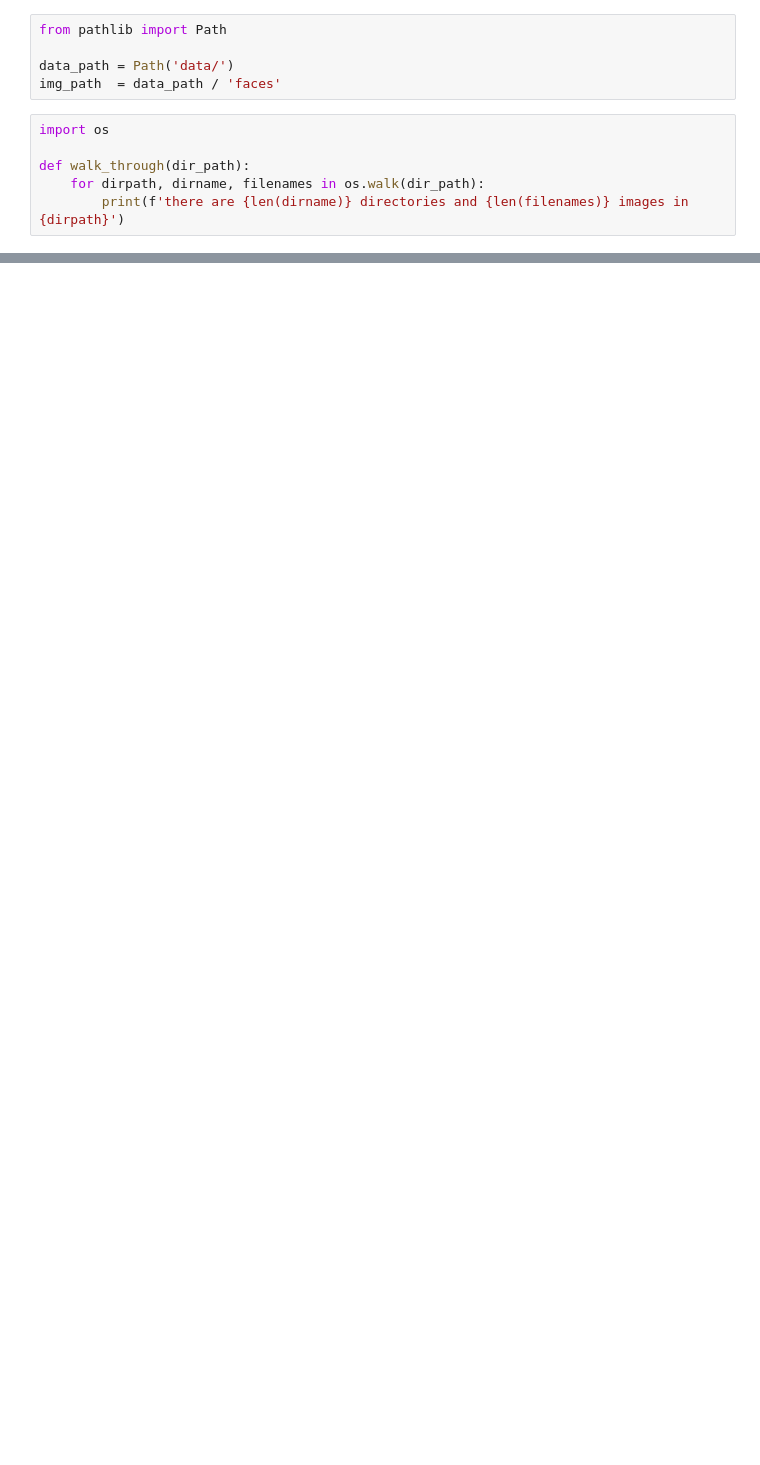
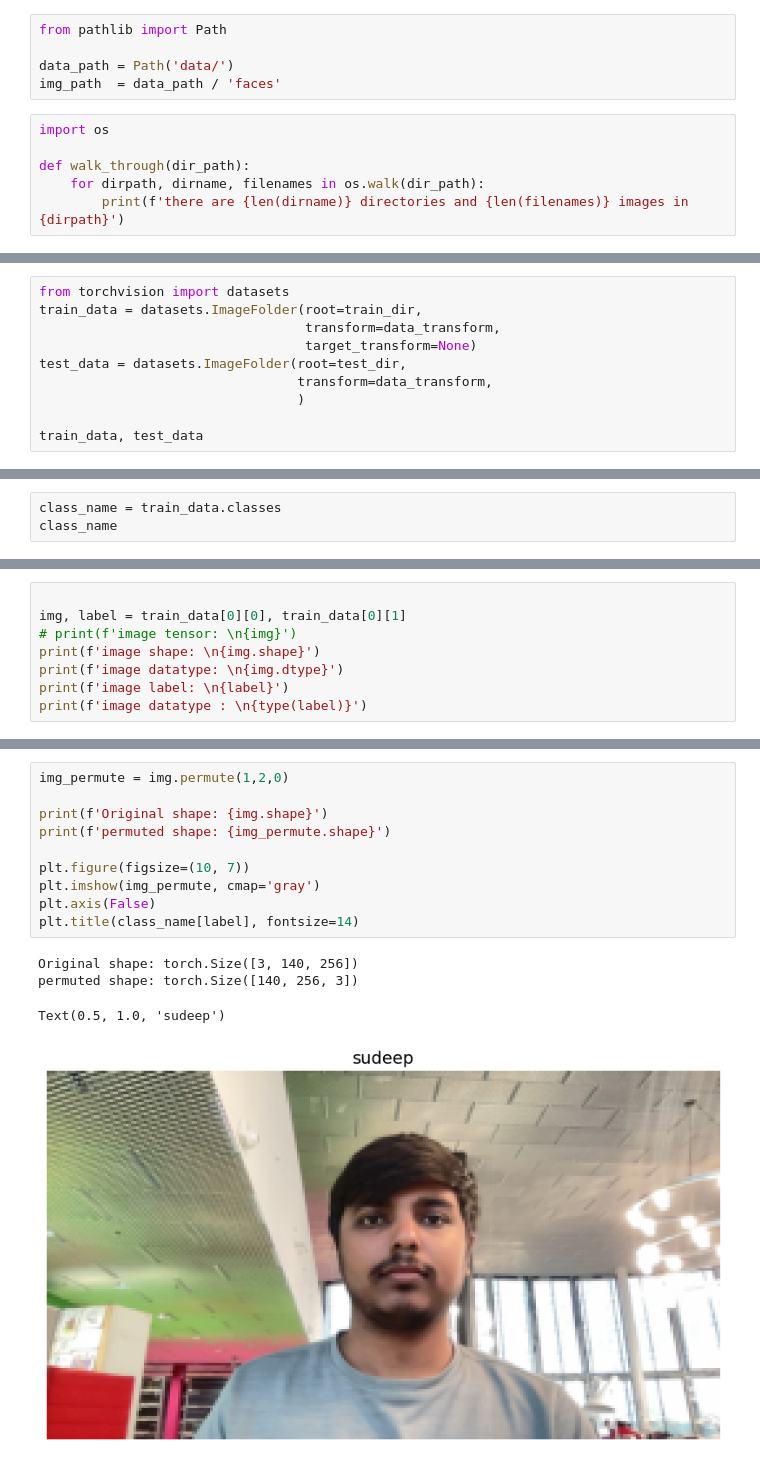
Before and after one commit to sudeep-sp/Face_Dectection_adv, a Jupyter notebook: face.ipynb, the cells around one changed output, grey strips where cells are left out. Drawn from its saved outputs; the diff is of its cells as text; blank space fills up the shorter version.

```diff
--- a/face.ipynb
+++ b/face.ipynb
@@ -27,0 +111,10 @@ import random
+# %%
+from torchvision import datasets
+train_data = datasets.ImageFolder(root=train_dir,
+                                  transform=data_transform,
+                                  target_transform=None)
+test_data = datasets.ImageFolder(root=test_dir,
+                                 transform=data_transform,
+                                 )
+
+train_data, test_data
@@ -27,0 +140,3 @@ import random
+# %%
+class_name = train_data.classes
+class_name
@@ -27,0 +150,8 @@ import random
+# %%
+
+img, label = train_data[0][0], train_data[0][1]
+# print(f'image tensor: \n{img}')
+print(f'image shape: \n{img.shape}')
+print(f'image datatype: \n{img.dtype}')
+print(f'image label: \n{label}')
+print(f'image datatype : \n{type(label)}')
@@ -27,0 +167,15 @@ import random
+# %%
+img_permute = img.permute(1,2,0)
+
+print(f'Original shape: {img.shape}')
+print(f'permuted shape: {img_permute.shape}')
+
+plt.figure(figsize=(10, 7))
+plt.imshow(img_permute, cmap='gray')
+plt.axis(False)
+plt.title(class_name[label], fontsize=14)
+# %% [output]
+Original shape: torch.Size([3, 140, 256])
+permuted shape: torch.Size([140, 256, 3])
+Text(0.5, 1.0, 'sudeep')
+[figure, added]
```
Also changed, not shown: parts of 16 cells of this notebook.
